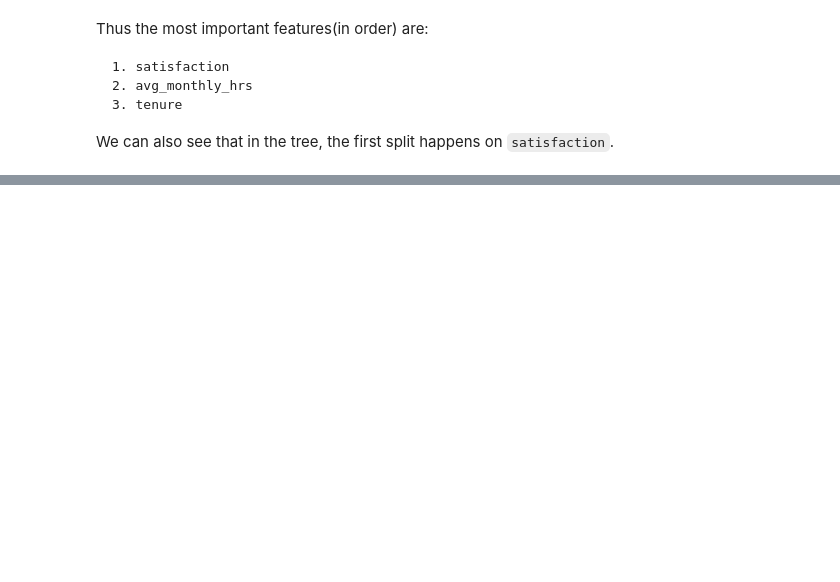
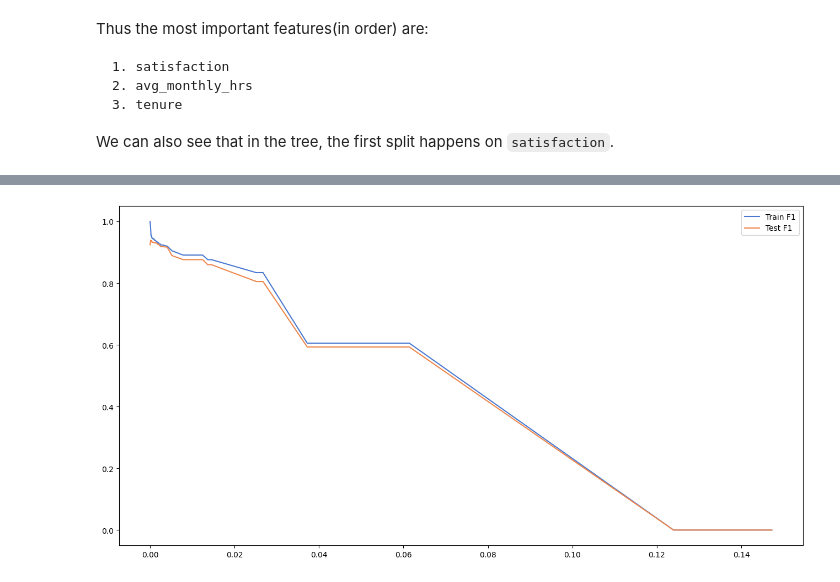
Before and after one commit to purusharthchrist/machine_learning, a Jupyter notebook: Lab_7/decision_tree.ipynb, the cells around one changed output, grey strips where cells are left out. Cells and saved outputs as stored; diff of their text form; code cells hidden in the pictures; blank space fills up the shorter version.

```diff
--- a/Lab_7/decision_tree.ipynb
+++ b/Lab_7/decision_tree.ipynb
@@ -261,0 +258,18 @@ dt.cost_complexity_pruning_path(X_train, y_train)
+# %%
+#choosing the best alpha values
+train_f1, test_f1 = [], []
+
+for _ in ccp_alphas:
+    tree = DecisionTreeClassifier(ccp_alpha=_, criterion='gini')
+    tree.fit(X_train, y_train)
+    train_f1.append(f1_score(y_train, tree.predict(X_train)))
+    test_f1.append(f1_score(y_test, tree.predict(X_test)))
+# %%
+#plotting the train and test F1-scores
+plt.figure(figsize=(16, 8))
+plt.plot(ccp_alphas, train_f1, label='Train F1')
+plt.plot(ccp_alphas, test_f1, label='Test F1')
+plt.legend()
+plt.show()
+# %% [output]
+[figure, added]
```
Also changed, not shown: parts of 16 cells of this notebook.
